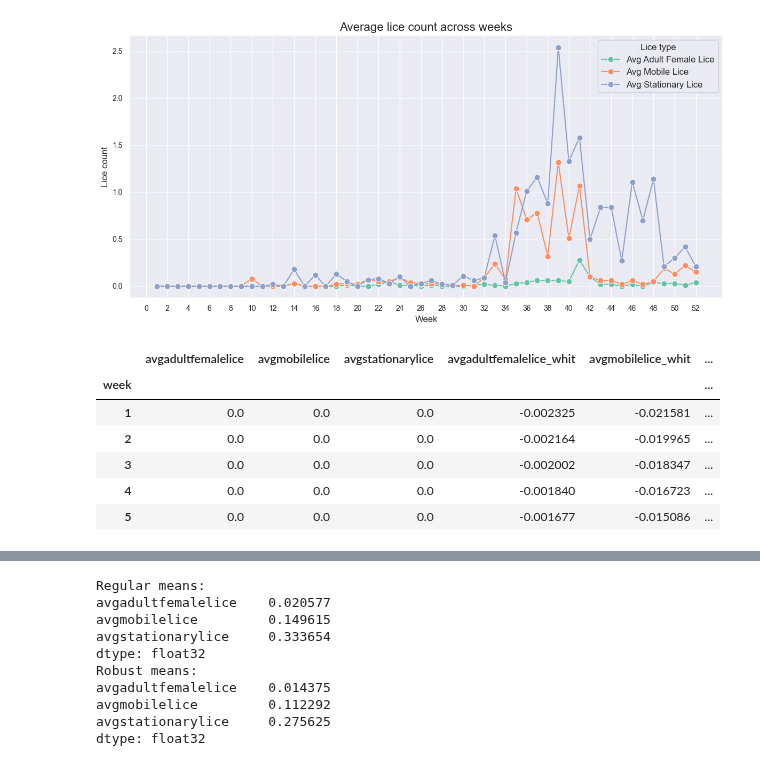
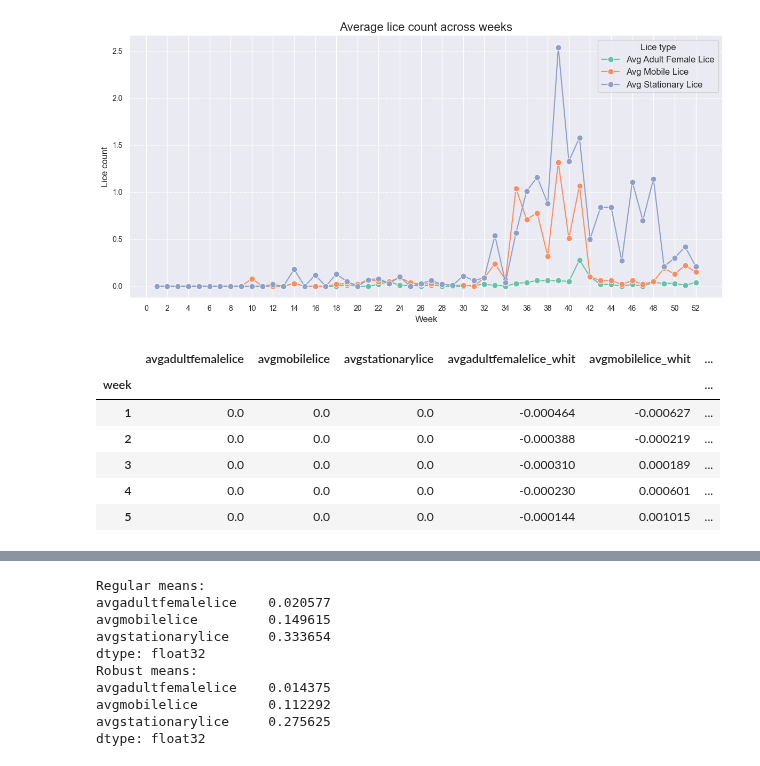
Before and after one commit to erlendrisvik/Compulsories, a Jupyter notebook: CA2/CA2.ipynb, the cells around one changed output, grey strips where cells are left out. Drawn from its saved outputs; the diff is of its cells as text; code cells hidden in the pictures.

```diff
--- a/CA2/CA2.ipynb
+++ b/CA2/CA2.ipynb
@@ -462,28 +462,28 @@ plt.show()
 # %%
 from pybaselines.whittaker import asls
 # impute 0 where na
 lice_data = lice_data.fillna(0)
 
 # use asls smoothing and apply it to  each of avgAdultFemaleLice, avgMobileLice and avgStationaryLice.
 # Put the raw series and smoothed series together as columns in a Pandas DataFrame (6 columns in total) and use the timestamps as the index (week).
 
 # create a new dataframe "smoothed" with the week column as index. It is supposed to be empty.
 smoothed = pd.DataFrame(index=lice_data.index)
-y_whit, params = asls(lice_data['avgadultfemalelice'].values, lam=1000, p=0.1)
+y_whit, params = asls(lice_data['avgadultfemalelice'].values, lam=100, p=0.2)
 smoothed['avgadultfemalelice_whit'] = y_whit
-y_whit, params = asls(lice_data['avgmobilelice'].values, lam=1000, p=0.1)
+y_whit, params = asls(lice_data['avgmobilelice'].values, lam=100, p=0.2)
 smoothed['avgmobilelice_whit'] = y_whit
-y_whit, params = asls(lice_data['avgstationarylice'].values, lam=1000, p=0.1)
+y_whit, params = asls(lice_data['avgstationarylice'].values, lam=100, p=0.2)
 smoothed['avgstationarylice_whit'] = y_whit
 
 # merge the three original columns with the three smoothed columns into one dataframe on "week"
 smoothed = pd.merge(lice_data[["avgadultfemalelice", "avgmobilelice", "avgstationarylice"]], smoothed, left_index=True, right_index=True)
 smoothed.head()
 # %% [output]
 |  | avgadultfemalelice | avgmobilelice | avgstationarylice | avgadultfemalelice_whit | avgmobilelice_whit | ... |
 | week |  |  |  |  |  | ... |
-| 1 | 0.0 | 0.0 | 0.0 | -0.002325 | -0.021581 | ... |
-| 2 | 0.0 | 0.0 | 0.0 | -0.002164 | -0.019965 | ... |
-| 3 | 0.0 | 0.0 | 0.0 | -0.002002 | -0.018347 | ... |
-| 4 | 0.0 | 0.0 | 0.0 | -0.001840 | -0.016723 | ... |
-| 5 | 0.0 | 0.0 | 0.0 | -0.001677 | -0.015086 | ... |
+| 1 | 0.0 | 0.0 | 0.0 | -0.000464 | -0.000627 | ... |
+| 2 | 0.0 | 0.0 | 0.0 | -0.000388 | -0.000219 | ... |
+| 3 | 0.0 | 0.0 | 0.0 | -0.000310 | 0.000189 | ... |
+| 4 | 0.0 | 0.0 | 0.0 | -0.000230 | 0.000601 | ... |
+| 5 | 0.0 | 0.0 | 0.0 | -0.000144 | 0.001015 | ... |
```
Also changed, not shown: parts of 2 cells of this notebook.
